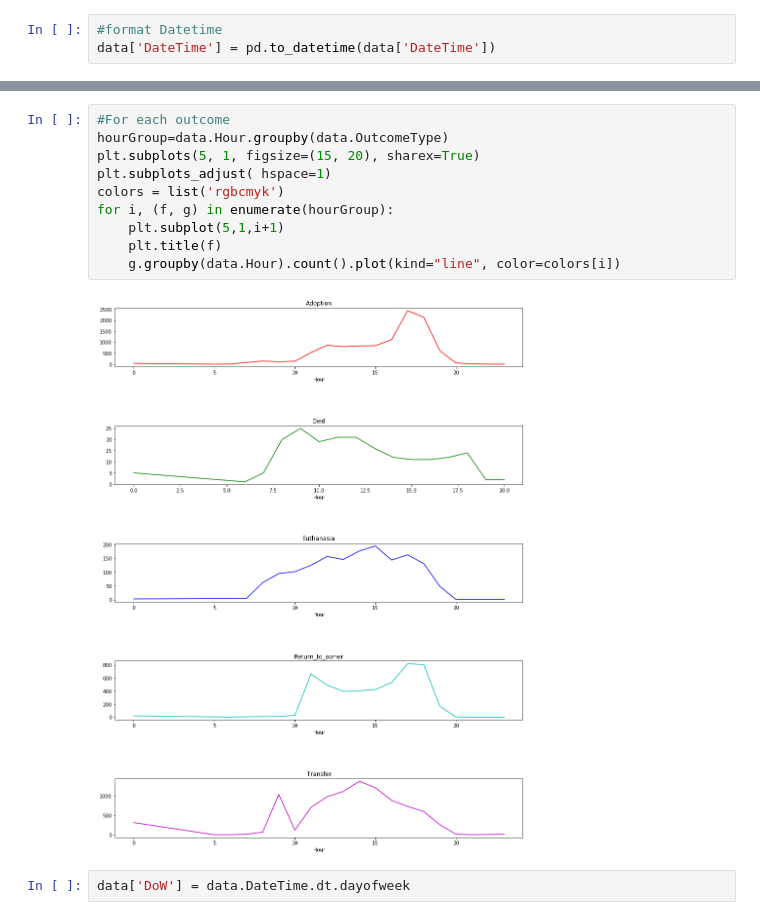
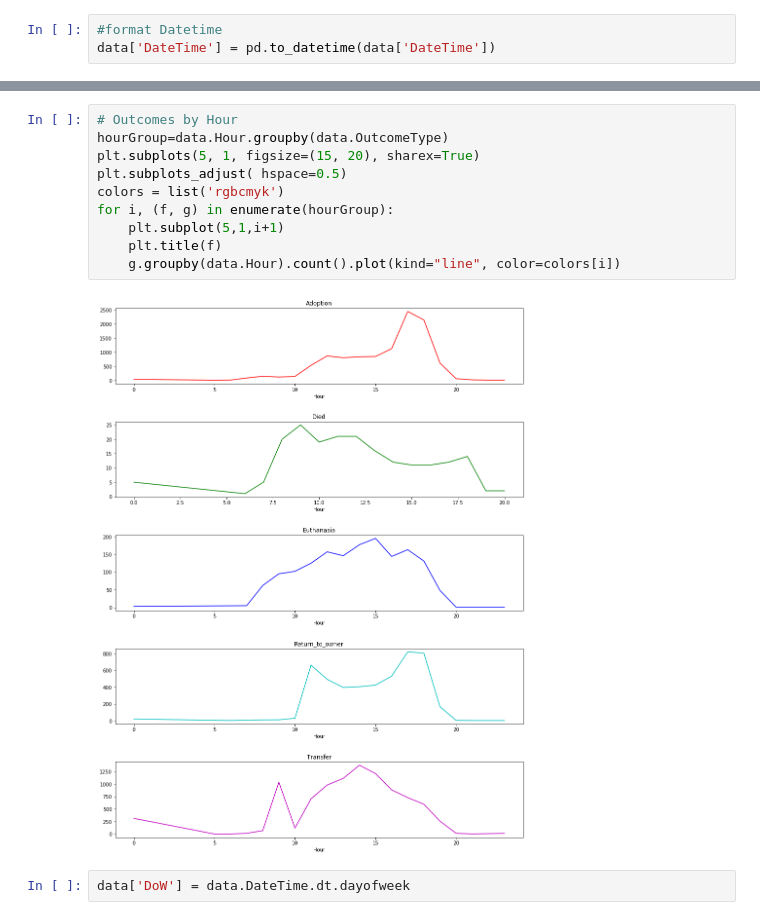
Before and after one commit to nicoleng/shelter_animal_prediction, a Jupyter notebook: Animal Shelter Prediction v2.ipynb, the cells around one changed output, grey strips where cells are left out. Saved outputs shown, nothing was run; the diff lists cells and outputs as text.

```diff
--- a/Animal Shelter Prediction v2.ipynb
+++ b/Animal Shelter Prediction v2.ipynb
@@ -109,14 +113,14 @@ data['Hour'] = data.DateTime.dt.hour
 # %%
-#For each outcome
+# Outcomes by Hour
 hourGroup=data.Hour.groupby(data.OutcomeType)
 plt.subplots(5, 1, figsize=(15, 20), sharex=True)
-plt.subplots_adjust( hspace=1)
+plt.subplots_adjust( hspace=0.5)
 colors = list('rgbcmyk')
 for i, (f, g) in enumerate(hourGroup):
     plt.subplot(5,1,i+1)
     plt.title(f)
     g.groupby(data.Hour).count().plot(kind="line", color=colors[i])
 # %% [output]
-[figure, old version]
+[figure, new version]
 # %%
 data['DoW'] = data.DateTime.dt.dayofweek
```
Also changed, not shown: parts of 56 cells of this notebook.
